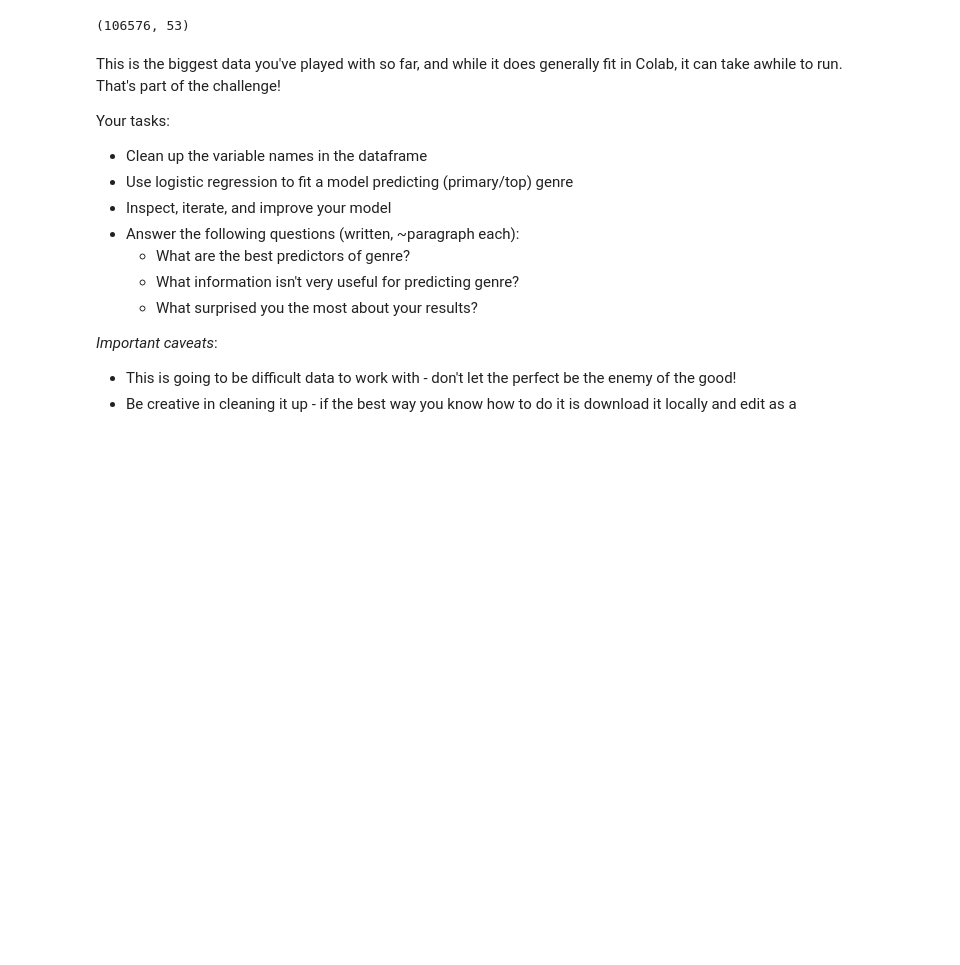
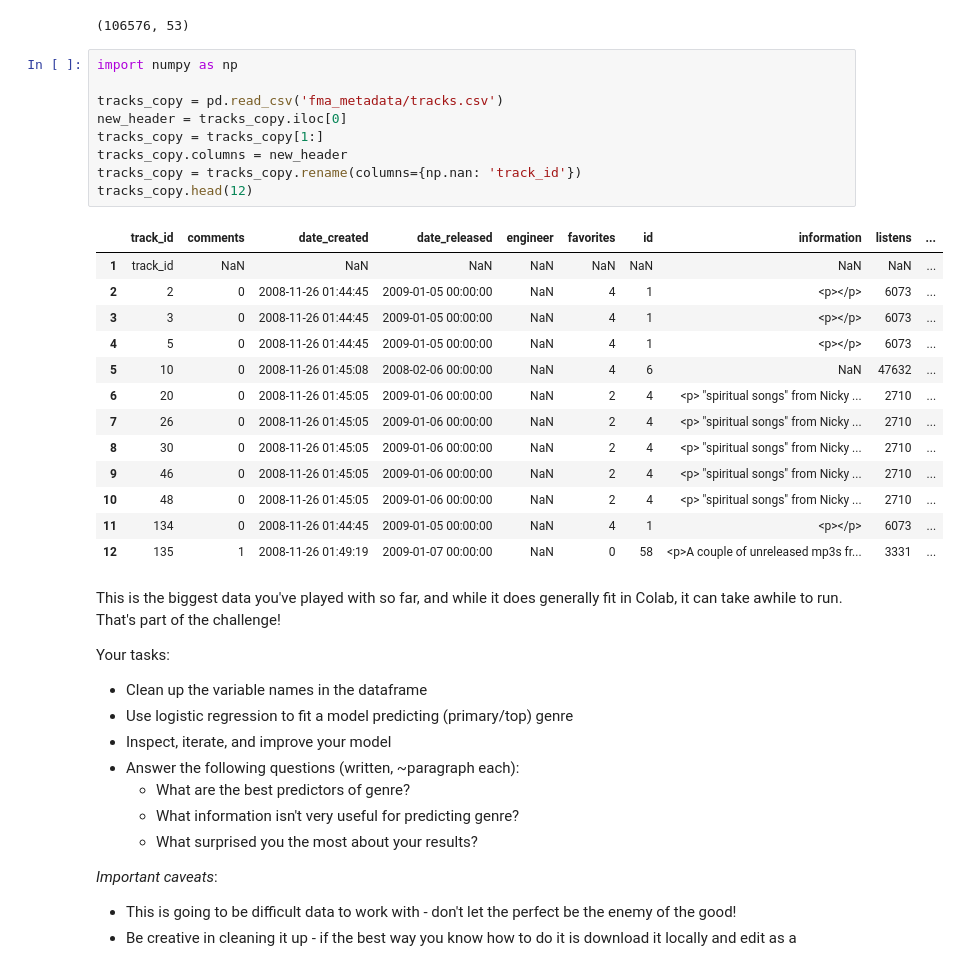
Before and after one commit to bloominstituteoftechnology/DS-Unit-2-Sprint-3-Advanced-Regression, a Jupyter notebook: module1-logistic-regression/LS_DS_231_Logistic_Regression.ipynb, the cells around one changed output. Cells and saved outputs as stored; diff of their text form; blank space fills up the shorter version.

```diff
--- a/module1-logistic-regression/LS_DS_231_Logistic_Regression.ipynb
+++ b/module1-logistic-regression/LS_DS_231_Logistic_Regression.ipynb
@@ -226,6 +131,29 @@ tracks.head()
 tracks.shape
 # %% [output]
 (106576, 53)
+# %%
+import numpy as np
+
+tracks_copy = pd.read_csv('fma_metadata/tracks.csv')
+new_header = tracks_copy.iloc[0]
+tracks_copy = tracks_copy[1:]
+tracks_copy.columns = new_header
+tracks_copy = tracks_copy.rename(columns={np.nan: 'track_id'})
+tracks_copy.head(12)
+# %% [output]
+|  | track_id | comments | date_created | date_released | engineer | favorites | id | information | listens | ... |
+| 1 | track_id | NaN | NaN | NaN | NaN | NaN | NaN | NaN | NaN | ... |
+| 2 | 2 | 0 | 2008-11-26 01:44:45 | 2009-01-05 00:00:00 | NaN | 4 | 1 | <p></p> | 6073 | ... |
+| 3 | 3 | 0 | 2008-11-26 01:44:45 | 2009-01-05 00:00:00 | NaN | 4 | 1 | <p></p> | 6073 | ... |
+| 4 | 5 | 0 | 2008-11-26 01:44:45 | 2009-01-05 00:00:00 | NaN | 4 | 1 | <p></p> | 6073 | ... |
+| 5 | 10 | 0 | 2008-11-26 01:45:08 | 2008-02-06 00:00:00 | NaN | 4 | 6 | NaN | 47632 | ... |
+| 6 | 20 | 0 | 2008-11-26 01:45:05 | 2009-01-06 00:00:00 | NaN | 2 | 4 | <p> "spiritual songs" from Nicky ... | 2710 | ... |
+| 7 | 26 | 0 | 2008-11-26 01:45:05 | 2009-01-06 00:00:00 | NaN | 2 | 4 | <p> "spiritual songs" from Nicky ... | 2710 | ... |
+| 8 | 30 | 0 | 2008-11-26 01:45:05 | 2009-01-06 00:00:00 | NaN | 2 | 4 | <p> "spiritual songs" from Nicky ... | 2710 | ... |
+| 9 | 46 | 0 | 2008-11-26 01:45:05 | 2009-01-06 00:00:00 | NaN | 2 | 4 | <p> "spiritual songs" from Nicky ... | 2710 | ... |
+| 10 | 48 | 0 | 2008-11-26 01:45:05 | 2009-01-06 00:00:00 | NaN | 2 | 4 | <p> "spiritual songs" from Nicky ... | 2710 | ... |
+| 11 | 134 | 0 | 2008-11-26 01:44:45 | 2009-01-05 00:00:00 | NaN | 4 | 1 | <p></p> | 6073 | ... |
+| 12 | 135 | 1 | 2008-11-26 01:49:19 | 2009-01-07 00:00:00 | NaN | 0 | 58 | <p>A couple of unreleased mp3s fr... | 3331 | ... |
 # %% [markdown]
 This is the biggest data you've played with so far, and while it does generally fit in Colab, it can take awhile to run. That's part of the challenge!
 
```
Also changed, not shown: parts of 19 cells of this notebook.
